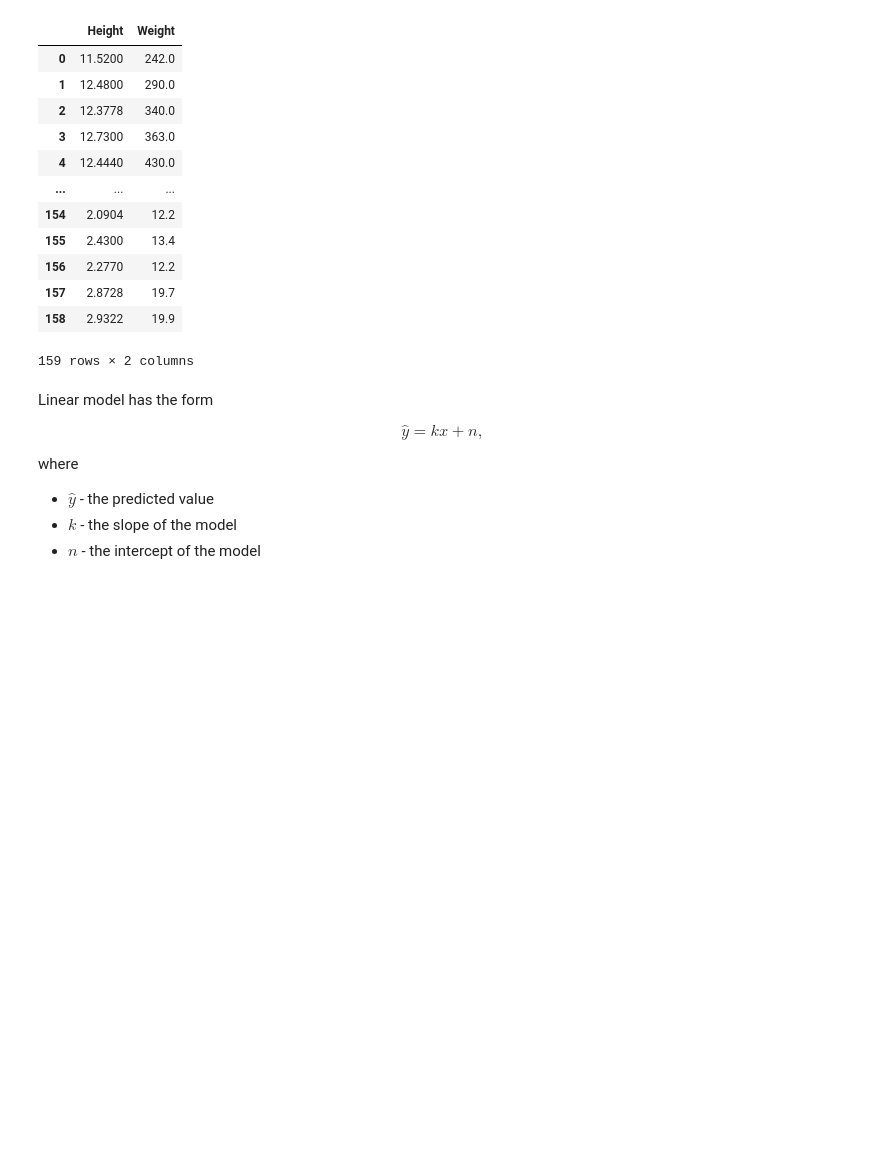
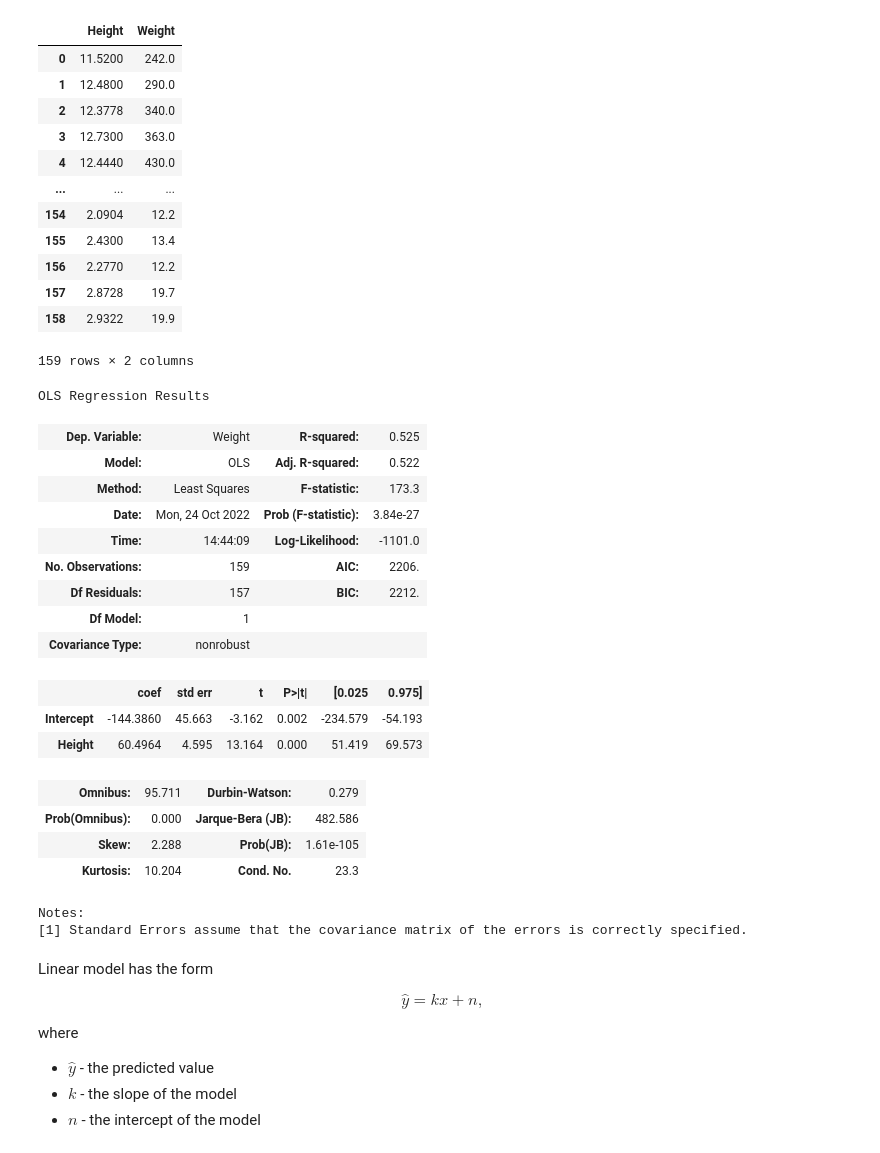
Before and after one commit to datakolektiv/DSS_IntroMLPython, a Jupyter notebook: _week02/Linear_Regression.ipynb, the cells around one changed output. Cells and saved outputs as stored; diff of their text form; code cells hidden in the pictures; blank space fills up the shorter version.

```diff
--- a/_week02/Linear_Regression.ipynb
+++ b/_week02/Linear_Regression.ipynb
@@ -100,3 +102,27 @@ linear_model = stats.linregress(x=model_frame['Height'], y=model_frame['Weight']
+# %%
+# - fitting the linear model to the data
+linear_model = smf.ols(formula='Weight ~ Height', data=model_frame).fit()
+linear_model.summary()
+# %% [output]
+OLS Regression Results
+| Dep. Variable: | Weight | R-squared: | 0.525 |
+| Model: | OLS | Adj. R-squared: | 0.522 |
+| Method: | Least Squares | F-statistic: | 173.3 |
+| Date: | Mon, 24 Oct 2022 | Prob (F-statistic): | 3.84e-27 |
+| Time: | 14:44:09 | Log-Likelihood: | -1101.0 |
+| No. Observations: | 159 | AIC: | 2206. |
+| Df Residuals: | 157 | BIC: | 2212. |
+| Df Model: | 1 |  |  |
+| Covariance Type: | nonrobust |  |  |
+|  | coef | std err | t | P>|t| | [0.025 | 0.975] |
+| Intercept | -144.3860 | 45.663 | -3.162 | 0.002 | -234.579 | -54.193 |
+| Height | 60.4964 | 4.595 | 13.164 | 0.000 | 51.419 | 69.573 |
+| Omnibus: | 95.711 | Durbin-Watson: | 0.279 |
+| Prob(Omnibus): | 0.000 | Jarque-Bera (JB): | 482.586 |
+| Skew: | 2.288 | Prob(JB): | 1.61e-105 |
+| Kurtosis: | 10.204 | Cond. No. | 23.3 |
+Notes:
+[1] Standard Errors assume that the covariance matrix of the errors is correctly specified.
 # %% [markdown]
 Linear model has the form
 
```
Also changed, not shown: parts of 26 cells of this notebook.
